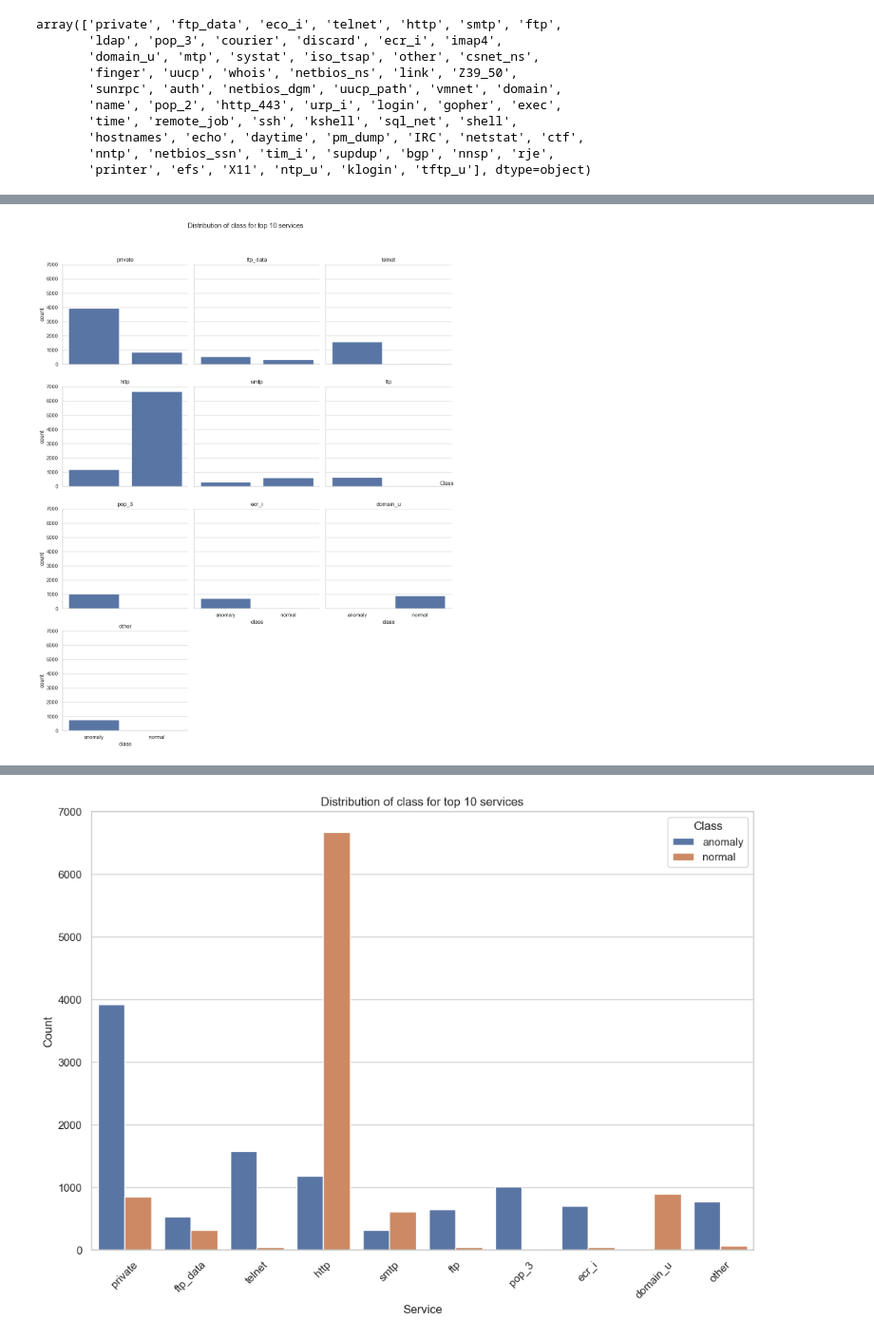
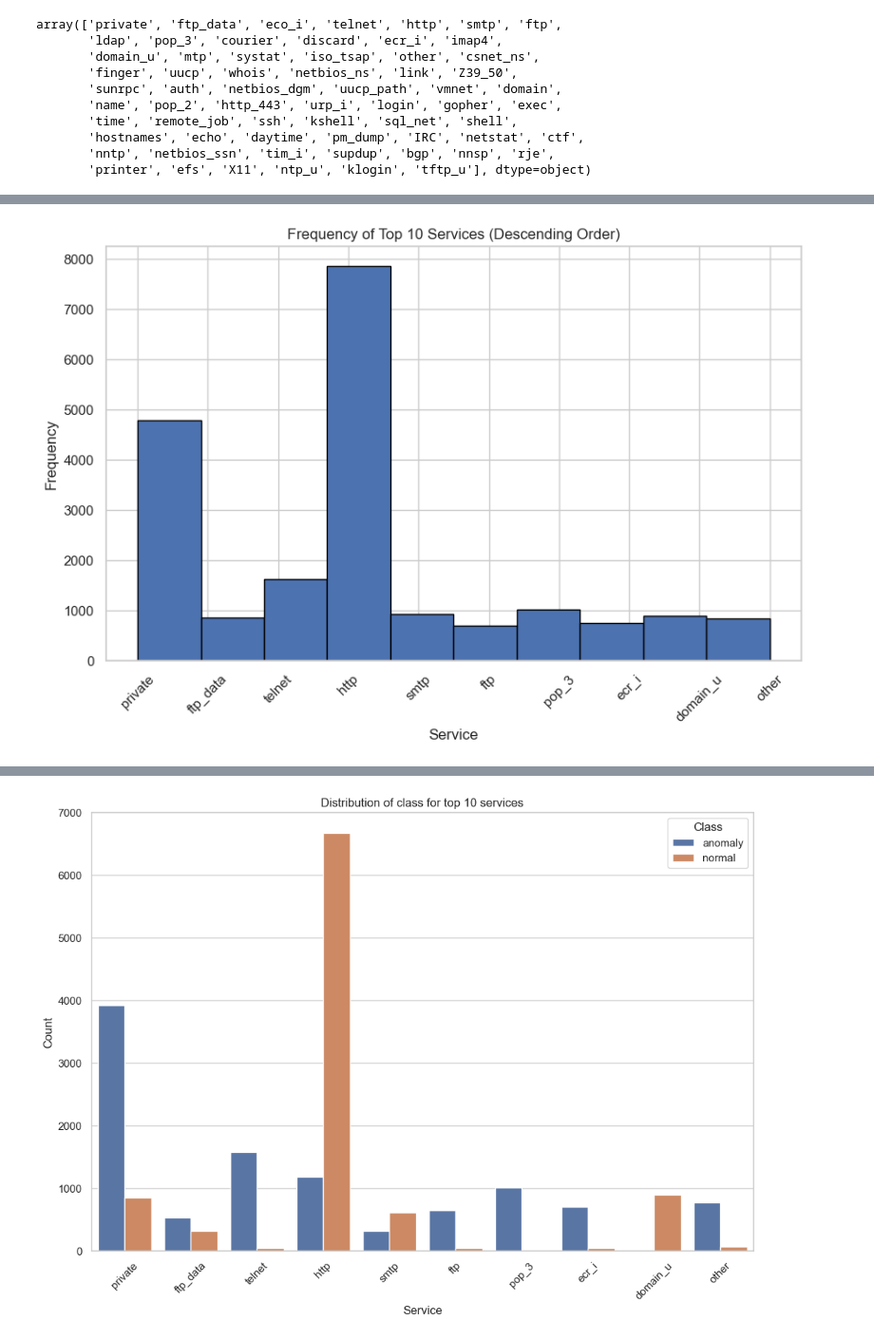
Before and after one commit to AshrafHussain23/DMML_Project, a Jupyter notebook: Network Intrusion.ipynb, the cells around one changed output, grey strips where cells are left out. Shown at 95% size. Drawn from its saved outputs; the diff is of its cells as text; code cells hidden in the pictures.

```diff
--- a/Network Intrusion.ipynb
+++ b/Network Intrusion.ipynb
@@ -297,15 +232,16 @@ Passing `palette` without assigning `hue` is deprecated and will be removed in v
-# %%
-top_n = 10
-top_services = df['service'].value_counts().nlargest(top_n).index
-df_top_services = df[df['service'].isin(top_services)]
-class_order = df_top_services['class'].value_counts().index
-
-g = sns.FacetGrid(df_top_services, col='service', col_wrap=3, height=4)
-g.map(sns.countplot, 'class', order=class_order)
-g.set_titles('{col_name}')
-g.add_legend(title='Class')
-plt.suptitle('Distribution of class for top {} services'.format(top_n))
-plt.tight_layout(rect=[0, 0, 1, 0.95])
-plt.show()
-# %% [output]
-[figure, removed]
+# %%
+top_n = 10
+top_services = df['service'].value_counts().nlargest(top_n).index
+top_services_sorted = top_services[::-1]
+
+df_top_services = df[df['service'].isin(top_services_sorted)]
+
+plt.figure(figsize=(10, 6))
+plt.hist(df_top_services['service'], bins=top_n, edgecolor='black')
+plt.title('Frequency of Top {} Services (Descending Order)'.format(top_n))
+plt.xlabel('Service')
+plt.ylabel('Frequency')
+plt.xticks(rotation=45)
+plt.show()
+# %% [output]
+[figure, added]
```
Also changed, not shown: parts of 23 cells of this notebook.
